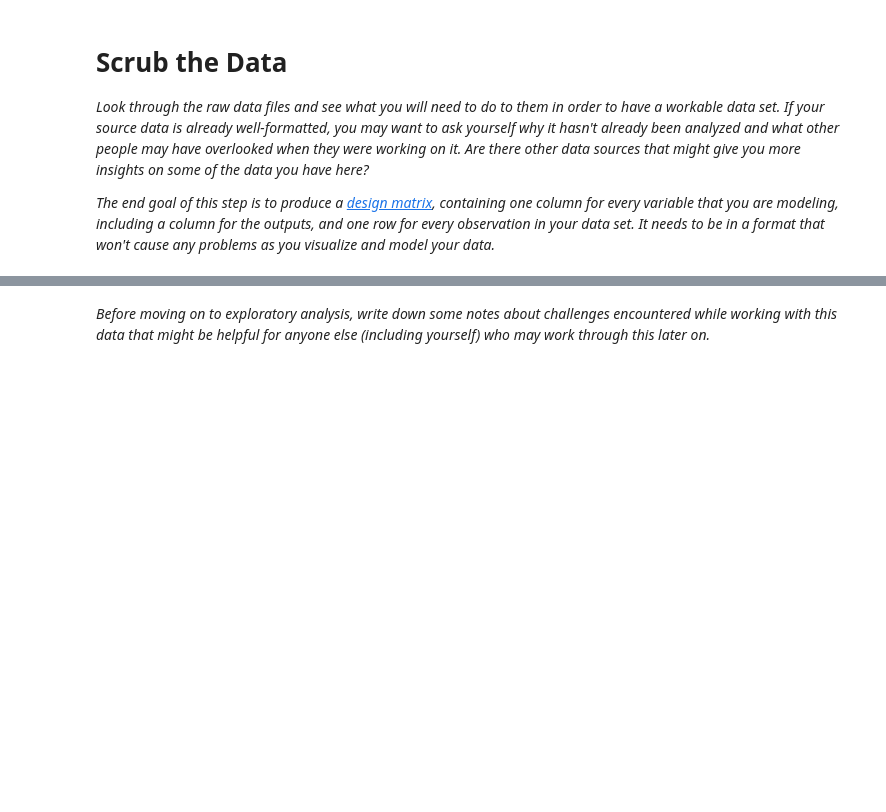
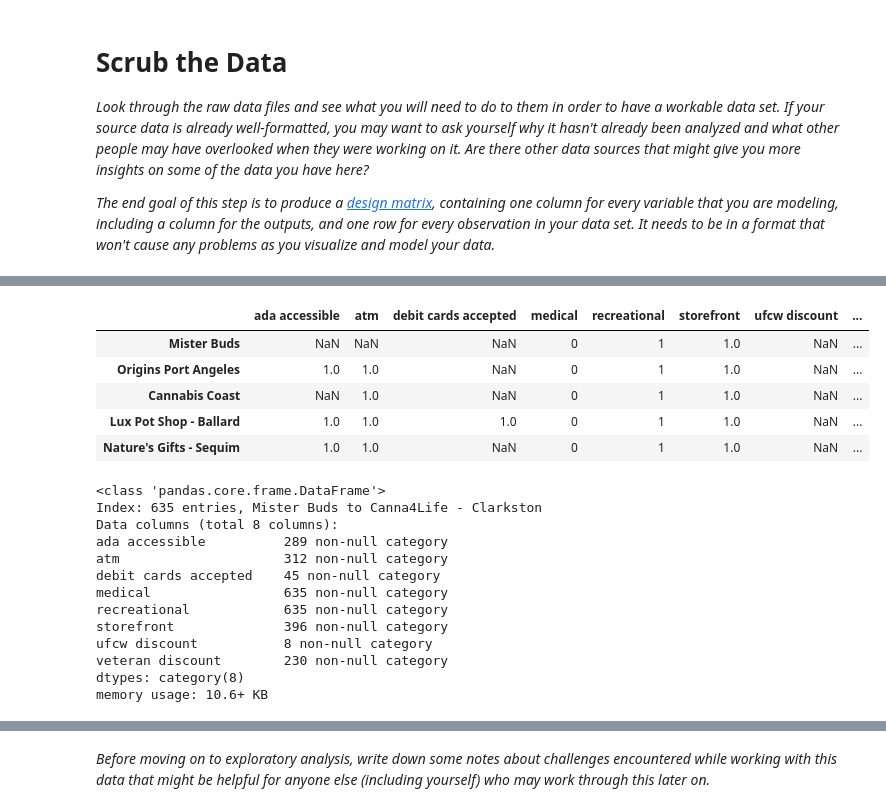
Before and after one commit to BotScutters/dispensary-predictions, a Jupyter notebook: notebooks/mvp.ipynb, the cells around one changed output, grey strips where cells are left out. Drawn from its saved outputs; the diff is of its cells as text; code cells hidden in the pictures; blank space fills up the shorter version.

```diff
--- a/notebooks/mvp.ipynb
+++ b/notebooks/mvp.ipynb
@@ -463,0 +612,26 @@ def run():
+# %%
+cat_cols = ['ada accessible', 'atm', 'debit cards accepted', 'medical',
+            'recreational', 'storefront', 'ufcw discount', 'veteran discount']
+categoricals = data[cat_cols].astype('category')
+display(categoricals.head())
+categoricals.info()
+# %% [output]
+|  | ada accessible | atm | debit cards accepted | medical | recreational | storefront | ufcw discount | ... |
+| Mister Buds | NaN | NaN | NaN | 0 | 1 | 1.0 | NaN | ... |
+| Origins Port Angeles | 1.0 | 1.0 | NaN | 0 | 1 | 1.0 | NaN | ... |
+| Cannabis Coast | NaN | 1.0 | NaN | 0 | 1 | 1.0 | NaN | ... |
+| Lux Pot Shop - Ballard | 1.0 | 1.0 | 1.0 | 0 | 1 | 1.0 | NaN | ... |
+| Nature's Gifts - Sequim | 1.0 | 1.0 | NaN | 0 | 1 | 1.0 | NaN | ... |
+<class 'pandas.core.frame.DataFrame'>
+Index: 635 entries, Mister Buds to Canna4Life - Clarkston
+Data columns (total 8 columns):
+ada accessible          289 non-null category
+atm                     312 non-null category
+debit cards accepted    45 non-null category
+medical                 635 non-null category
+recreational            635 non-null category
+storefront              396 non-null category
+ufcw discount           8 non-null category
+veteran discount        230 non-null category
+dtypes: category(8)
+memory usage: 10.6+ KB
```
Also changed, not shown: parts of 11 cells of this notebook, 2 other files.
